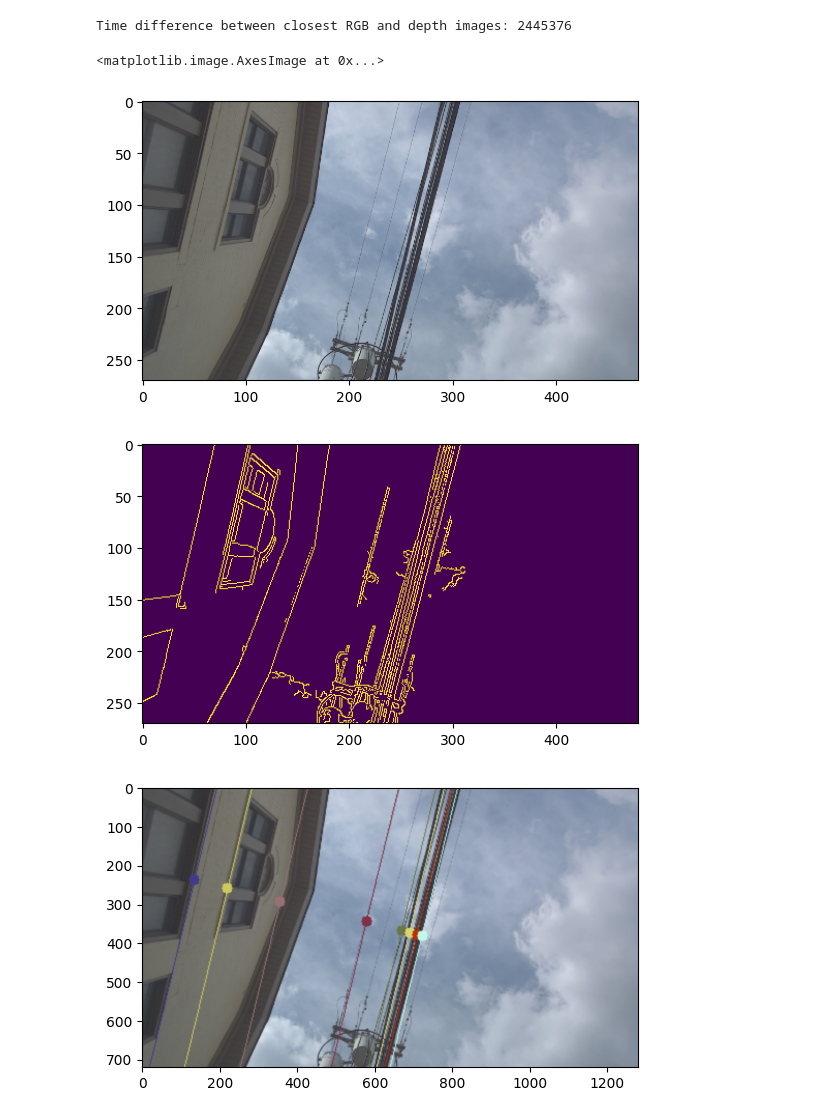
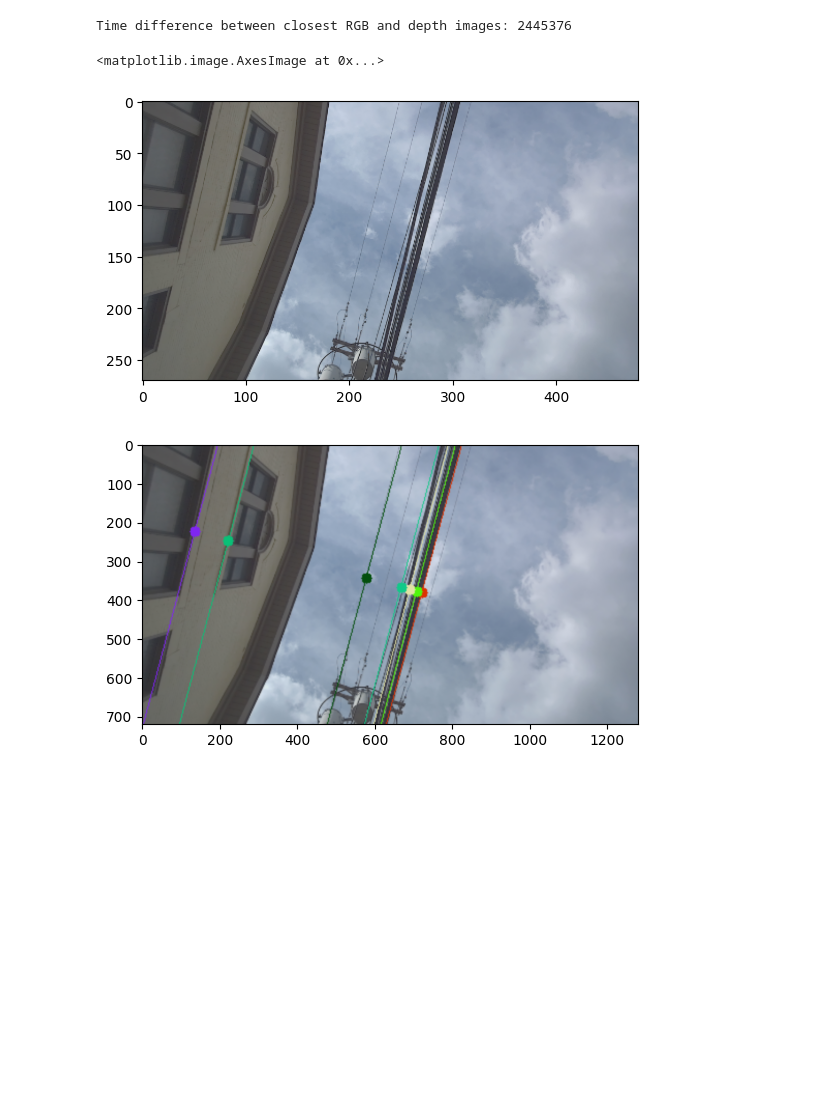
Before and after one commit to tharp789/wire_detection_tests, a Jupyter notebook: ransac_test.ipynb, the cells around one changed output. Saved outputs shown, nothing was run; the diff lists cells and outputs as text; code cells hidden in the pictures; blank space fills up the shorter version.

```diff
--- a/ransac_test.ipynb
+++ b/ransac_test.ipynb
@@ -20,21 +16,12 @@ Jupyter environment detected. Enabling Open3D WebVisualizer.
 with open('wire_detect_config.yaml', 'r') as file:
     detection_config = yaml.safe_load(file)
 
-
-line_threshold = detection_config['line_threshold']
-pixel_binning_size = detection_config['pixel_binning_size']
-low_canny_threshold = detection_config['low_canny_threshold']
-high_canny_threshold = detection_config['high_canny_threshold']
-bin_avg_threshold_multiplier = detection_config['bin_avg_threshold_multiplier']
-value_threshold = detection_config['value_threshold']
-
+# Create a WireDetector instance
+wire_detector = wdu.WireDetector(detection_config)
 input_image_size = [480, 270]
 
-# Creat e a WireDetector instance
-wire_detector = wdu.WireDetector(line_threshold, low_canny_threshold, high_canny_threshold, pixel_binning_size, bin_avg_threshold_multiplier)
-
-folder = '/media/tyler/Storage/Research/Datasets/wire_tracking_05-07_40fov/'
-# folder = '/media/tyler/Storage/field_tests/street_wire_experiments/wire_tracking_05-07_40fov/'
+# folder = '/media/tyler/Storage/Research/Datasets/wire_tracking_05-07_40fov/'
+folder = '/media/tyler/Storage/field_tests/street_wire_experiments/wire_tracking_05-07_40fov/'
 # target_timestamp = 1746650652972994304 # straight wire
 target_timestamp = 1746650656862302432 # angled wire
 # folder = '/media/tyler/Storage/field_tests/acfa_3-21/'
@@ -72,38 +59,32 @@ Time difference between closest RGB and depth images: 2445376
 # %%
 # img = cv2.resize(img, (input_image_size[0], input_image_size[1]))
 # depth = cv2.resize(depth, (input_image_size[0], input_image_size[1]))
 cv2.imwrite('detect_3d_output/reference.jpg', img)
 plt.figure()
 plt.imshow(cv2.cvtColor(img, cv2.COLOR_BGR2RGB))
 
 # Create segmentation mask
-seg_mask = wire_detector.create_seg_mask(img)
-cv2.imwrite('detect_3d_output/seg_mask.jpg', seg_mask)
-plt.figure()
-plt.imshow(seg_mask)
-
-wire_lines, wire_midpoints, avg_angle, midpoint_dists_wrt_center = wire_detector.detect_wires_2d(seg_mask)
+wire_lines, wire_midpoints, avg_angle, midpoint_dists_wrt_center = wire_detector.detect_wires_2d(img)
 
 img_2d_detect = img.copy()
 rand_colors = np.random.randint(0, 256, (len(wire_midpoints), 3)).tolist()
 for i, (x0,y0,x1,y1) in enumerate(wire_lines):
     cv2.line(img_2d_detect, (x0,y0), (x1,y1), tuple(rand_colors[i]), 1)
 
 for i, (x0,y0) in enumerate(wire_midpoints):
     cv2.circle(img_2d_detect, (int(x0), int(y0)), 5, tuple(rand_colors[i]), -1)
 img_2d_detect = cv2.resize(img_2d_detect, (1280, 720))
 cv2.imwrite('detect_3d_output/wire2d_detect.jpg', img_2d_detect)
 plt.figure()
 plt.imshow(cv2.cvtColor(img_2d_detect, cv2.COLOR_BGR2RGB))
 
 # create value mask
-lower_black = np.array([0, 0, 0])
-upper_black = np.array([150,150,150])
-v_mask = cv2.inRange(img, lower_black, upper_black)
-plt.figure()
-plt.imshow(v_mask, cmap='gray')
+# lower_black = np.array([0, 0, 0])
+# upper_black = np.array([150,150,150])
+# v_mask = cv2.inRange(img, lower_black, upper_black)
+# plt.figure()
+# plt.imshow(v_mask, cmap='gray')
 # %% [output]
 <matplotlib.image.AxesImage at 0x...>
 [figure]
-[figure, old version]
+[figure, new version]
-[figure, removed]
```
Also changed, not shown: parts of 4 cells of this notebook, 18 other files.
